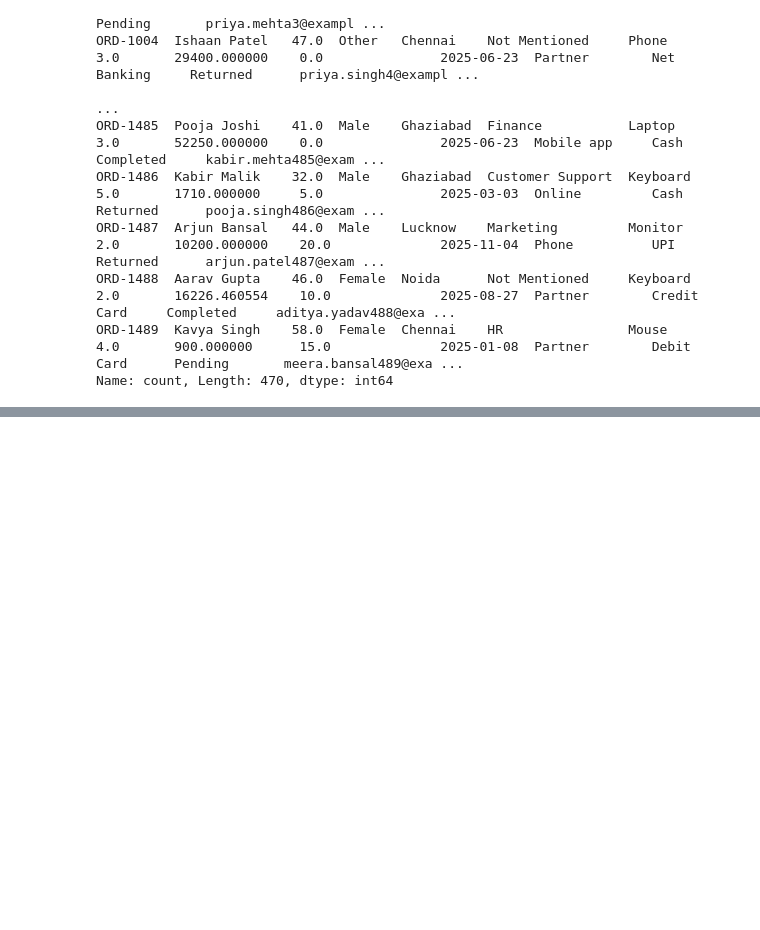
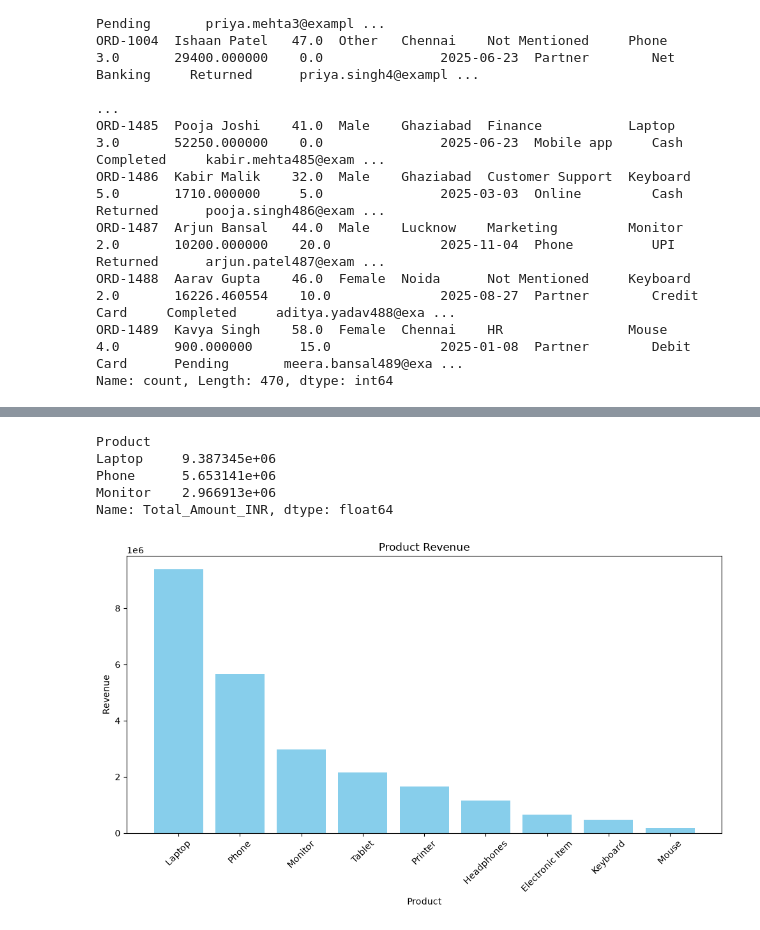
Before and after one commit to Singh-Rimjhim/HCL_Training, a Jupyter notebook: Day_04.ipynb, the cells around one changed output, grey strips where cells are left out. Cells and saved outputs as stored; diff of their text form; code cells hidden in the pictures; blank space fills up the shorter version.

Commit message:
Day-04 2(tasks)

```diff
--- a/Day_04.ipynb
+++ b/Day_04.ipynb
@@ -663,0 +674,9 @@ Name: count, Length: 470, dtype: int64
+# %%
+#Task : Which  Product Generated the highest revenue ?
+#Calulate the revenue for each product
+product_revenue = (
+    sales.groupby('Product')['Total_Amount_INR']
+    .sum()
+    .sort_values(ascending=False)
+)
+product_revenue.head(3)
@@ -663,0 +689,4 @@ Name: count, Length: 470, dtype: int64
+# %%
+# Sort products by revenue in descending order
+product_revenue = product_revenue.sort_values(ascending=False)
+product_revenue.head()
@@ -663,0 +701,25 @@ Name: count, Length: 470, dtype: int64
+# %%
+#Identify the top three revenue generating product
+top_products = product_revenue.head(3)
+top_products
+# %% [output]
+Product
+Laptop     9.387345e+06
+Phone      5.653141e+06
+Monitor    2.966913e+06
+Name: Total_Amount_INR, dtype: float64
+# %%
+#Create a bar chart showing revenue by product
+
+import matplotlib.pyplot as plt
+
+plt.figure(figsize=(10, 6))
+plt.bar(product_revenue.index, product_revenue.values, color='skyblue')
+plt.xlabel('Product')
+plt.ylabel('Revenue')
+plt.title('Product Revenue')
+plt.xticks(rotation=45)
+plt.tight_layout()
+plt.show()
+# %% [output]
+[figure, added]
```
Also changed, not shown: parts of 16 cells of this notebook.
